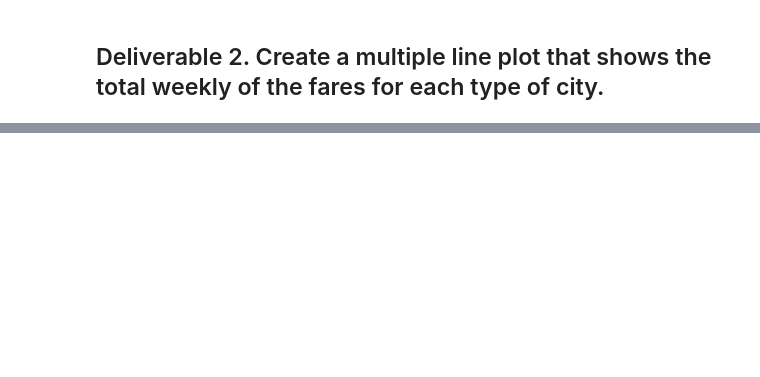
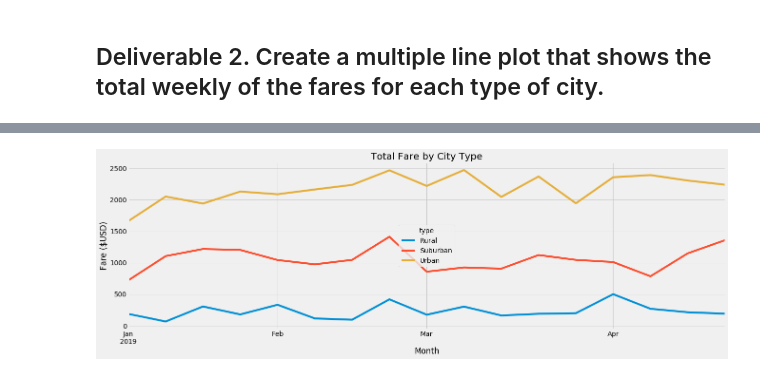
Before and after one commit to fmgribbon/PyBer_Analysis, a Jupyter notebook: PyBer_Challenge.ipynb, the cells around one changed output, grey strips where cells are left out. Drawn from its saved outputs; the diff is of its cells as text; code cells hidden in the pictures; blank space fills up the shorter version.

Commit message:
add total fare chart

```diff
--- a/PyBer_Challenge.ipynb
+++ b/PyBer_Challenge.ipynb
@@ -124,3 +170,5 @@ pyber_summary_df
 # %%
 # 4. Create a pivot table with the 'date' as the index, the columns ='type', and values='fare'
 # to get the total fares for each type of city by the date.
+total_fares_pivot = fares_per_date_df.pivot(index="date", columns="type", values="total_fares")
+total_fares_pivot.head(10)
@@ -127,2 +188,4 @@ pyber_summary_df
 # %%
 # 5. Create a new DataFrame from the pivot table DataFrame using loc on the given dates, '2019-01-01':'2019-04-29'.
+fares_given_date = total_fares_pivot.loc['2019-01-01':'2019-04-29']
+fares_given_date
@@ -129,5 +207,7 @@ pyber_summary_df
 # %%
 # 6. Set the "date" index to datetime datatype. This is necessary to use the resample() method in Step 8.
 # df.index = pd.to_datetime(df.index)
+
+fares_given_date.index = pd.to_datetime(fares_given_date.index)
 # %%
 # 7. Check that the datatype for the index is datetime using df.info()
@@ -134,2 +226,7 @@ pyber_summary_df
 # %%
 # 8. Create a new DataFrame using the "resample()" function by week 'W' and get the sum of the fares for each week.
+#.resample('W').count()
+fares_per_week = fares_given_date.resample('W').sum()
+fares_per_week
+fares_per_week_df = pd.DataFrame(fares_per_week)
+fares_per_week_df
@@ -136,7 +253,16 @@ pyber_summary_df
 # %%
 # 8. Using the object-oriented interface method, plot the resample DataFrame using the df.plot() function.
 
 # Import the style from Matplotlib.
 from matplotlib import style
 # Use the graph style fivethirtyeight.
 style.use('fivethirtyeight')
+
+fare_chart = fares_per_week_df.plot(figsize = (20,6))
+fare_chart.set_title("Total Fare by City Type")
+fare_chart.set_xlabel("Month")
+fare_chart.set_ylabel("Fare "  + "($USD)")
+
+plt.show()
+# %% [output]
+[figure, added]
```
Also changed, not shown: parts of 10 cells of this notebook.
